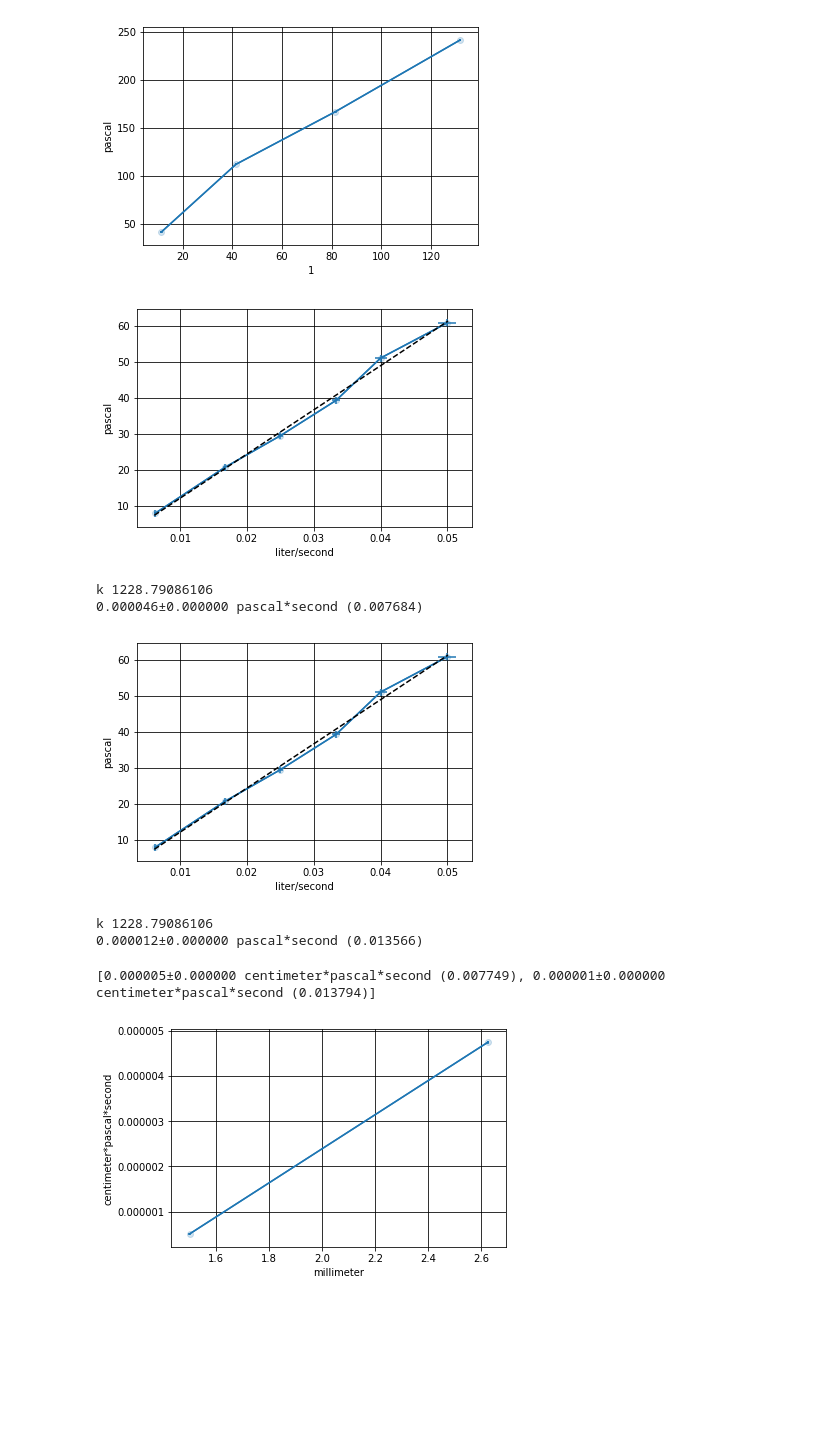
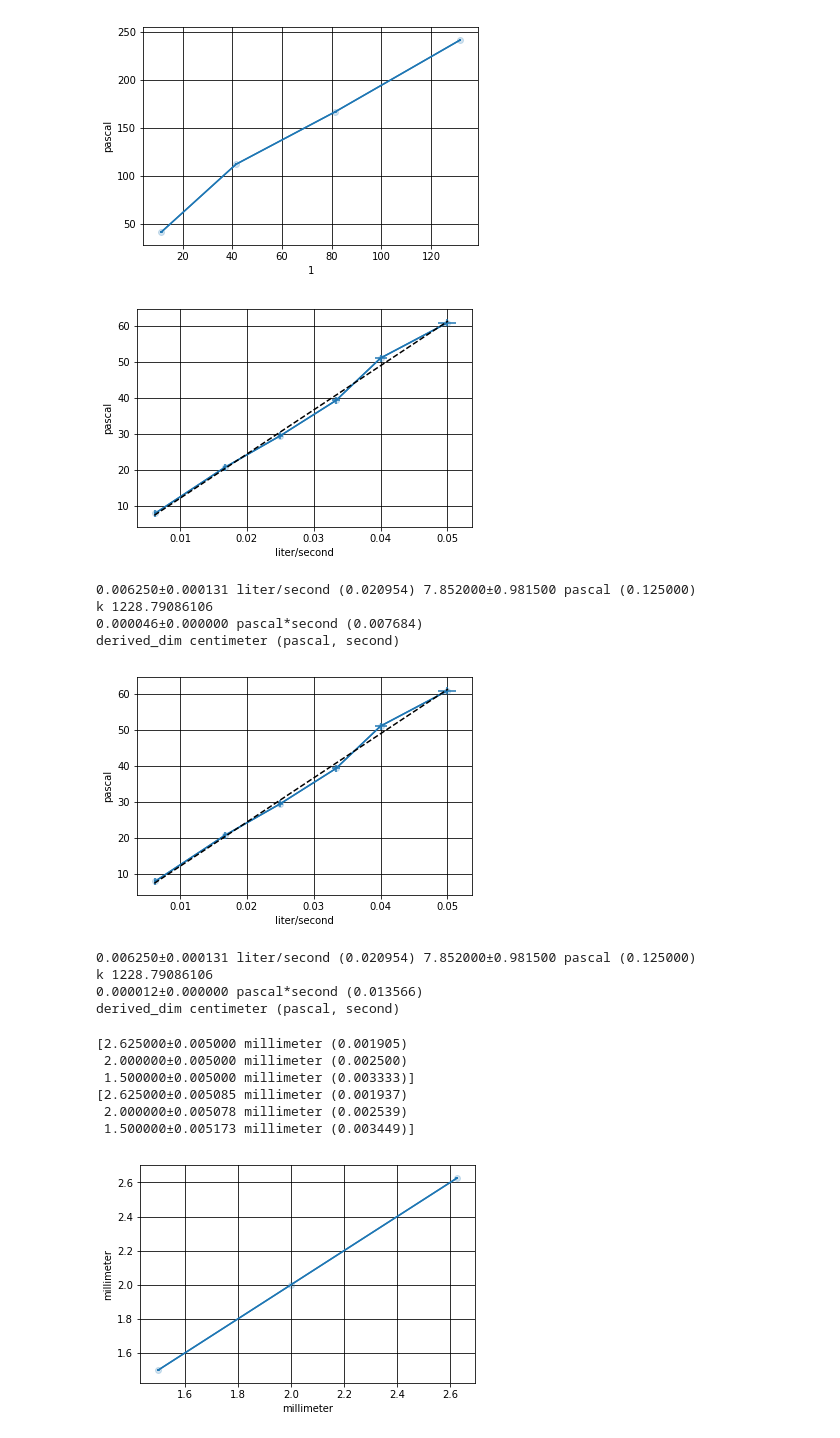
Before and after one commit to Wiki-fan/miptlabs, a Jupyter notebook: lab1.3.3 example.ipynb, the cells around one changed output. Saved outputs shown, nothing was run; the diff lists cells and outputs as text; code cells hidden in the pictures; blank space fills up the shorter version.

```diff
--- a/lab1.3.3 example.ipynb
+++ b/lab1.3.3 example.ipynb
@@ -83,4 +83,7 @@ eta.repr_as(u.pascal*u.s)
 i_border = 5
 Re = Q[i_border]*ro/(np.pi*r*eta)
 print(Re)
+
+calculated_radius = [8*l*eta/(np.pi*ols_coefs[0])/(u.pascal*u.s)*u.liter]
+all_r_s = [r]
 # %% [output]
@@ -127,8 +131,6 @@ dT_s = [np.array([ml.PQ(val*u.seconds, sigma=0.5*u.seconds) for val in
       np.array([ml.PQ(val*u.seconds, sigma=0.5*u.seconds) for val in
                      [80, 60, 40, 30, 25, 20]])]
 
-calculated_radius = []
-
 for d, l, ticks, dV, dT in zip(d_s, l_s, ticks_s, dV_s, dT_s):
     r = d/2
     dP = ml.repr_ndarray_as(ticks*mm_water_pressure*k, u.pascal)
@@ -137,24 +139,39 @@ for d, l, ticks, dV, dT in zip(d_s, l_s, ticks_s, dV_s, dT_s):
     plt.figure()
     ml.plt_pq(Q, dP, ols=True)
     plt.show()
+    #Q = ml.repr_ndarray_as(Q, u.m**3/u.s)
     ols_coefs, ols_errors = ml.OLS(Q, dP)
+    print(Q[0], dP[0])
     print('k', ols_coefs[0])
-    eta = ml.eval(u.pascal*u.s, lambda r, l, coef:np.pi*r**4/(8*l)*coef*(u.pascal*u.s)/u.liters, r, l, ols_coefs[0])
+    eta = ml.eval(u.pascal*u.s, lambda r, l, coef:np.pi*r**4/(8*l)*coef*(u.pascal*u.s)/u.liter, r, l, ols_coefs[0])
     print(eta)
 
-    calculated_radius.append(8*l*eta/(np.pi*ols_coefs[0]))
+    calculated_radius.append(8*l*eta/(np.pi*ols_coefs[0])/(u.pascal*u.s)*u.liter)
+    all_r_s.append(r)
 # %% [output]
 [figure]
+0.006250±0.000131 liter/second (0.020954) 7.852000±0.981500 pascal (0.125000)
 k 1228.79086106
 0.000046±0.000000 pascal*second (0.007684)
+derived_dim centimeter (pascal, second)
 [figure]
+0.006250±0.000131 liter/second (0.020954) 7.852000±0.981500 pascal (0.125000)
 k 1228.79086106
 0.000012±0.000000 pascal*second (0.013566)
+derived_dim centimeter (pascal, second)
-# %%
-#TODO: добавить точку первой трубы. И починить размерности.
-r_s = d_s/2
-print(calculated_radius)
-ml.plt_pq(r_s, np.array(calculated_radius))
-# %% [output]
-[0.000005±0.000000 centimeter*pascal*second (0.007749), 0.000001±0.000000 centimeter*pascal*second (0.013794)]
-[figure, removed]
+# %%
+#TODO: кажется, это бред.
+all_r_s_ = [all_r_s[1], all_r_s[0], all_r_s[2]]
+print(ml.repr_ndarray_as(np.array(all_r_s_), u.mm))
+calculated_radius_ = ml.repr_ndarray_as(np.array([calculated_radius[1], calculated_radius[0], calculated_radius[2]])**(1/4), u.mm)
+print(calculated_radius_)
+
+ml.plt_pq(np.array(all_r_s_), np.array(calculated_radius_))
+# %% [output]
+[2.625000±0.005000 millimeter (0.001905)
+ 2.000000±0.005000 millimeter (0.002500)
+ 1.500000±0.005000 millimeter (0.003333)]
+[2.625000±0.005085 millimeter (0.001937)
+ 2.000000±0.005078 millimeter (0.002539)
+ 1.500000±0.005173 millimeter (0.003449)]
+[figure, added]
```
Also changed, not shown: parts of 1 cell of this notebook, 2 other files.
